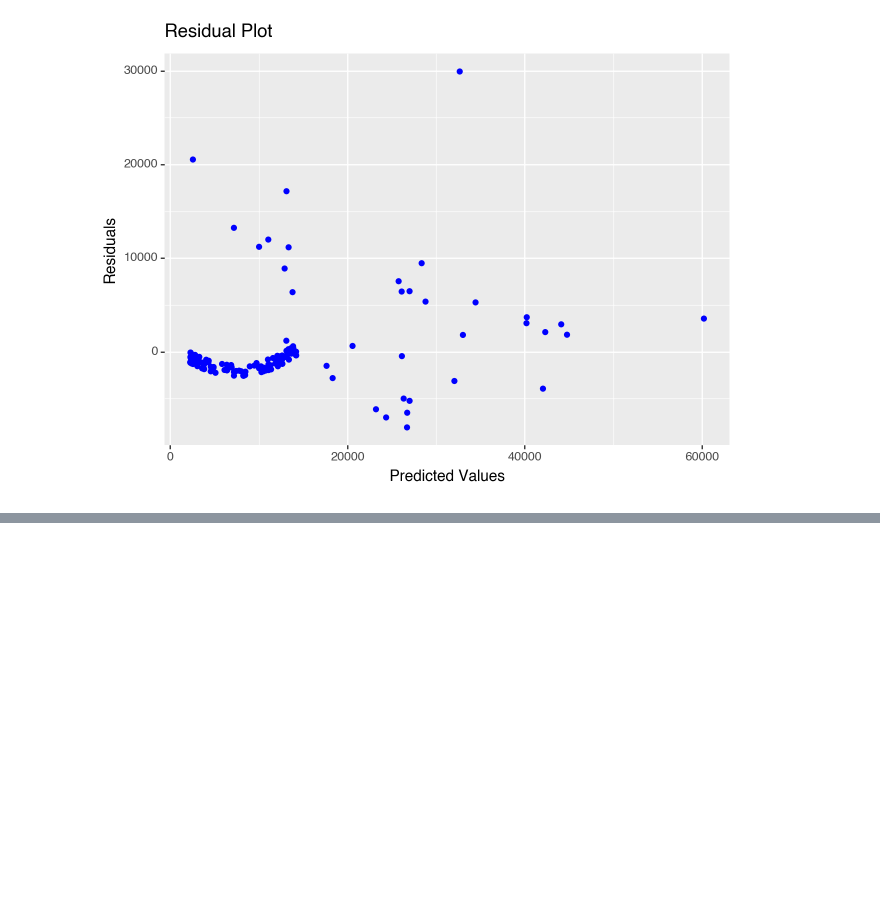
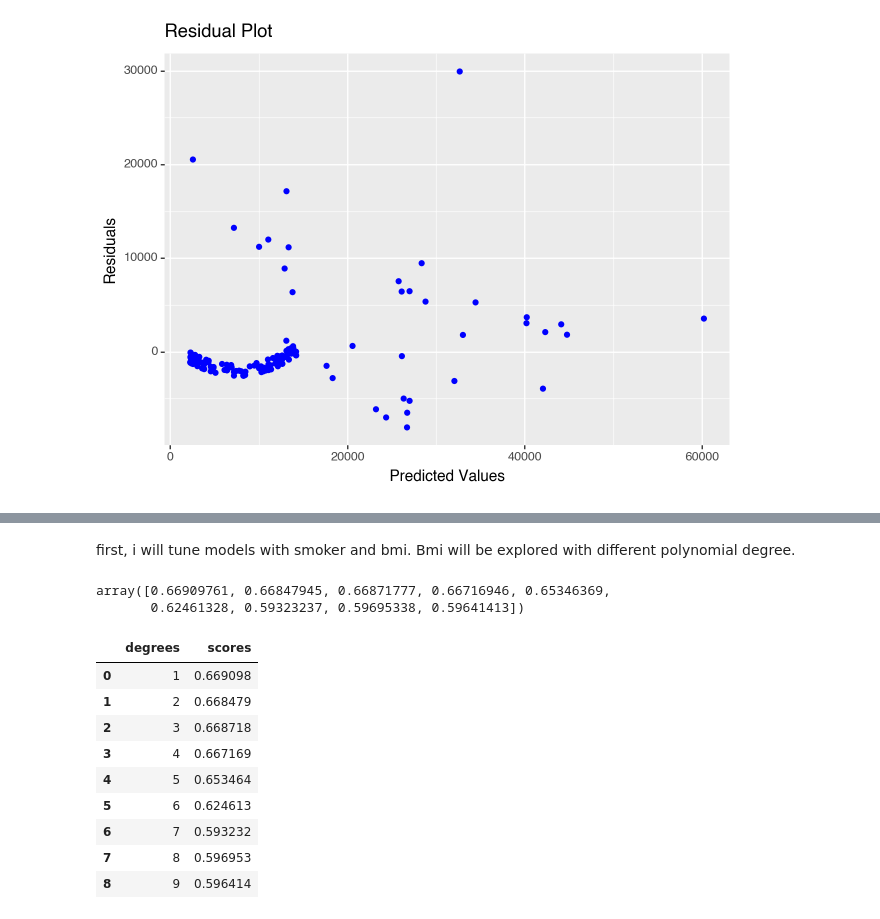
Before and after one commit to RichardHuang805/GSB-S544, a Jupyter notebook: Machine_Learning/lab_5.ipynb, the cells around one changed output, grey strips where cells are left out. Saved outputs shown, nothing was run; the diff lists cells and outputs as text; code cells hidden in the pictures; blank space fills up the shorter version.

```diff
--- a/Machine_Learning/Untitled.ipynb
+++ b/Machine_Learning/lab_5.ipynb
@@ -611,0 +590,2 @@ print(residual_plot)
+# %% [markdown]
+first, i will tune models with smoker and bmi. Bmi will be explored with different polynomial degree.
@@ -611,0 +594,41 @@ print(residual_plot)
+# %%
+X_train = myData.drop('charges', axis =1)
+Y_train = myData['charges']
+X_test = NewData.drop('charges', axis =1)
+Y_test = NewData['charges']
+# %%
+ct_poly = ColumnTransformer(
+  [
+    ("dummify", OneHotEncoder(sparse_output = False), ["smoker"]),
+    ("polynomial", PolynomialFeatures(), ["bmi"])
+  ],
+  remainder = "drop"
+)
+
+lr_pipeline_poly = Pipeline(
+  [("preprocessing", ct_poly),
+  ("linear_regression", LinearRegression())]
+).set_output(transform="pandas")
+
+degrees = {'preprocessing__polynomial__degree': np.arange(1, 10)}
+
+gscv = GridSearchCV(lr_pipeline_poly, degrees, cv = 5, scoring='r2')
+# %%
+gscv_fitted = gscv.fit(X_train, Y_train)
+gscv_fitted.cv_results_['mean_test_score']
+# %% [output]
+array([0.66909761, 0.66847945, 0.66871777, 0.66716946, 0.65346369,
+       0.62461328, 0.59323237, 0.59695338, 0.59641413])
+# %%
+pd.DataFrame(data = {"degrees": np.arange(1, 10), "scores": gscv_fitted.cv_results_['mean_test_score']})
+# %% [output]
+|  | degrees | scores |
+| 0 | 1 | 0.669098 |
+| 1 | 2 | 0.668479 |
+| 2 | 3 | 0.668718 |
+| 3 | 4 | 0.667169 |
+| 4 | 5 | 0.653464 |
+| 5 | 6 | 0.624613 |
+| 6 | 7 | 0.593232 |
+| 7 | 8 | 0.596953 |
+| 8 | 9 | 0.596414 |
```
Also changed, not shown: parts of 42 cells of this notebook, 34 other files.
